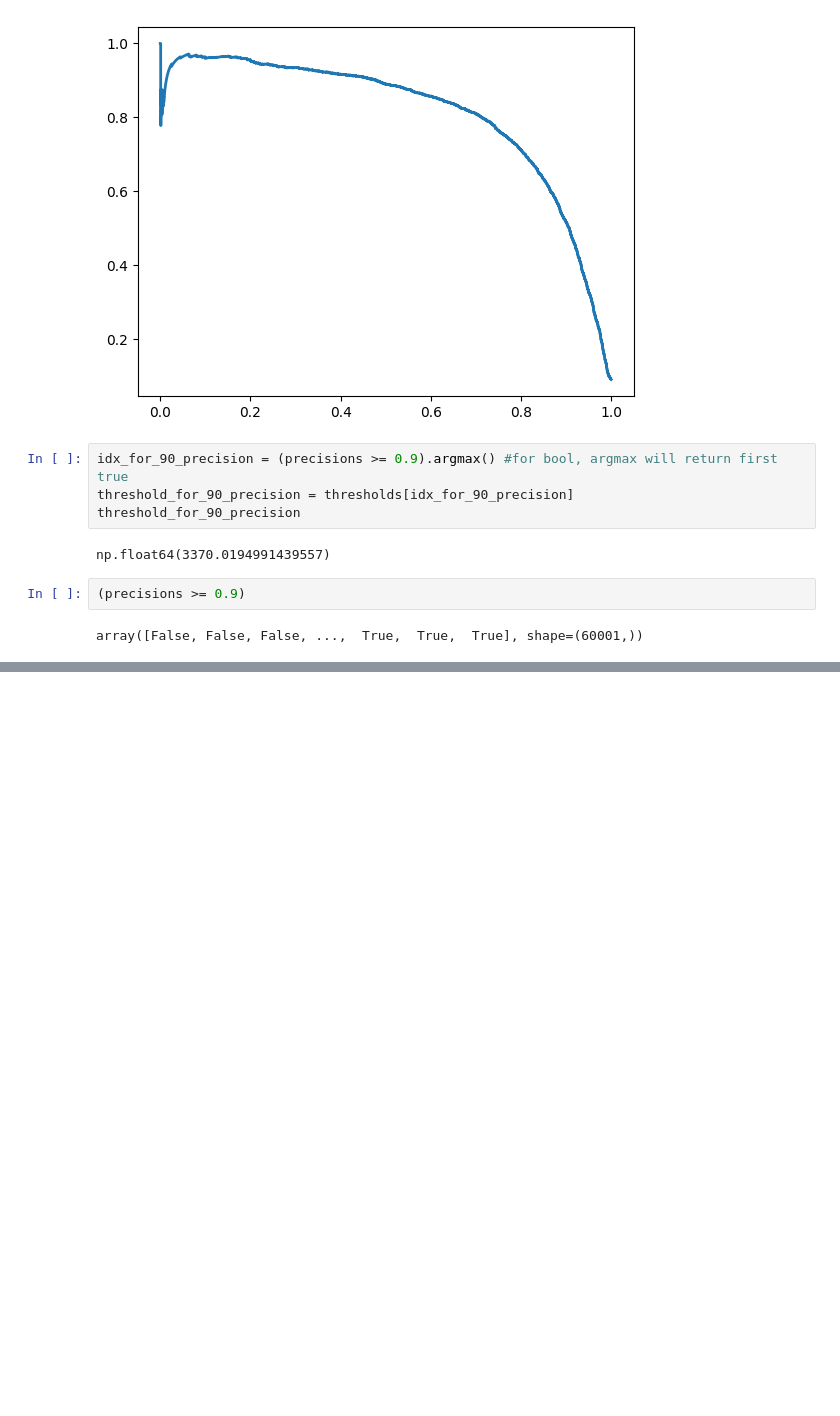
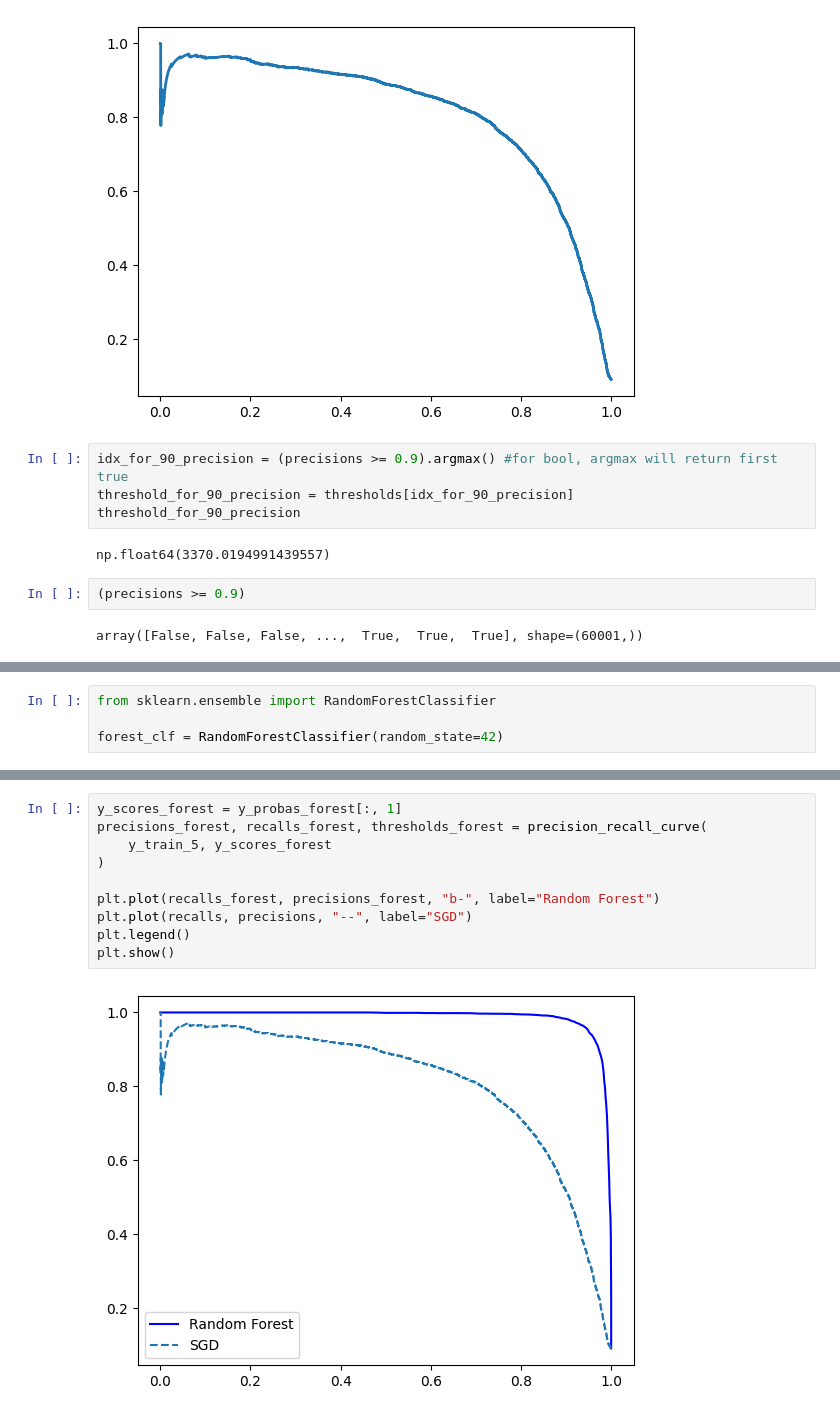
Before and after one commit to ghkddlsgn/handson-mlp, a Jupyter notebook: study/03_classification.ipynb, the cells around one changed output, grey strips where cells are left out. Saved outputs shown, nothing was run; the diff lists cells and outputs as text; blank space fills up the shorter version.

```diff
--- a/study/03_classification.ipynb
+++ b/study/03_classification.ipynb
@@ -155,0 +159,4 @@ plt.show()
+# %%
+from sklearn.ensemble import RandomForestClassifier
+
+forest_clf = RandomForestClassifier(random_state=42)
@@ -155,0 +169,12 @@ plt.show()
+# %%
+y_scores_forest = y_probas_forest[:, 1]
+precisions_forest, recalls_forest, thresholds_forest = precision_recall_curve(
+    y_train_5, y_scores_forest
+)
+
+plt.plot(recalls_forest, precisions_forest, "b-", label="Random Forest")
+plt.plot(recalls, precisions, "--", label="SGD")
+plt.legend()
+plt.show()
+# %% [output]
+[figure, added]
```
Also changed, not shown: parts of 3 cells of this notebook.
